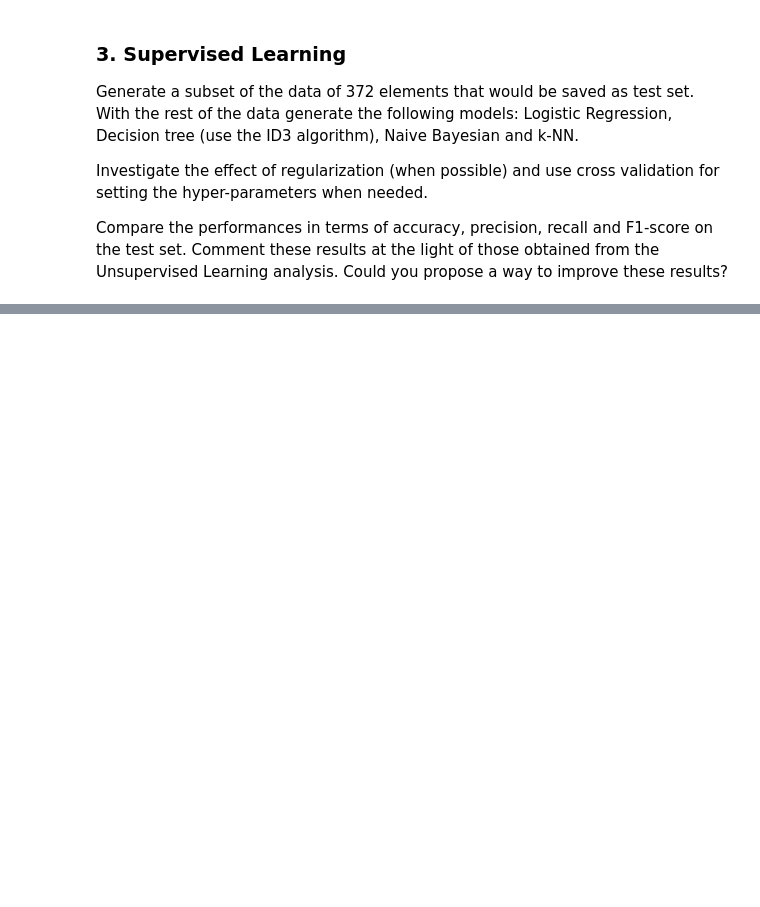
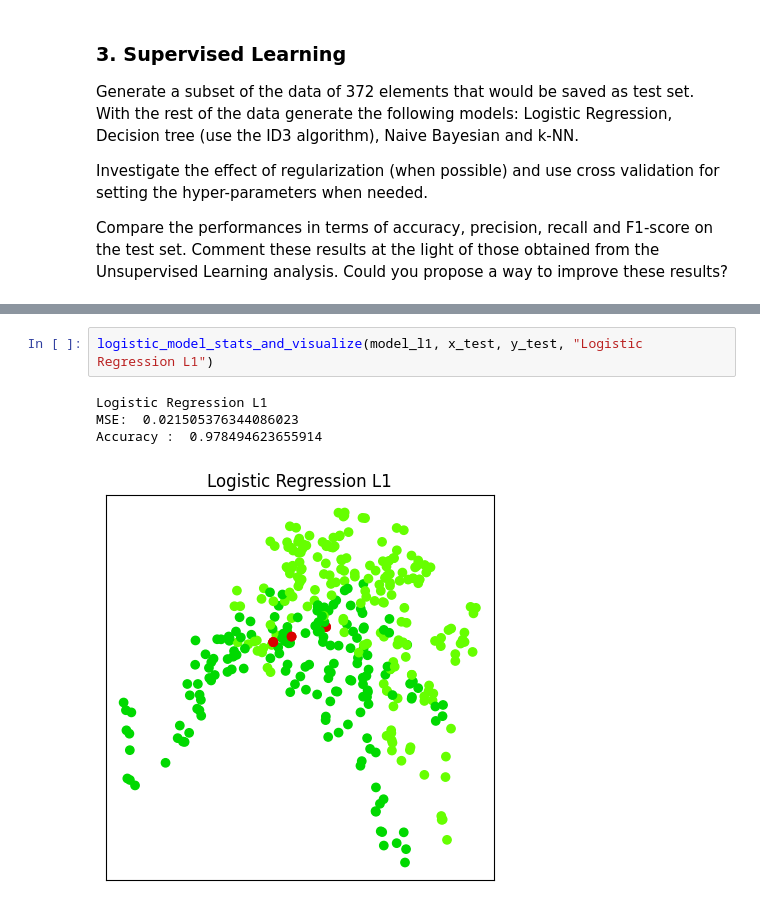
Before and after one commit to frekkoz3/Intro_to_ML_24-25, a Jupyter notebook: challenges/challenge 1/challenge-one.ipynb, the cells around one changed output, grey strips where cells are left out. Saved outputs shown, nothing was run; the diff lists cells and outputs as text; blank space fills up the shorter version.

```diff
--- a/challenges/challenge 1/challenge-one.ipynb
+++ b/challenges/challenge 1/challenge-one.ipynb
@@ -308,0 +372,7 @@ Compare the performances in terms of accuracy, precision, recall and F1-score on
+# %%
+logistic_model_stats_and_visualize(model_l1, x_test, y_test, "Logistic Regression L1")
+# %% [output]
+Logistic Regression L1
+MSE:  0.021505376344086023
+Accuracy :  0.978494623655914
+[figure, added]
```
Also changed, not shown: parts of 21 cells of this notebook.
